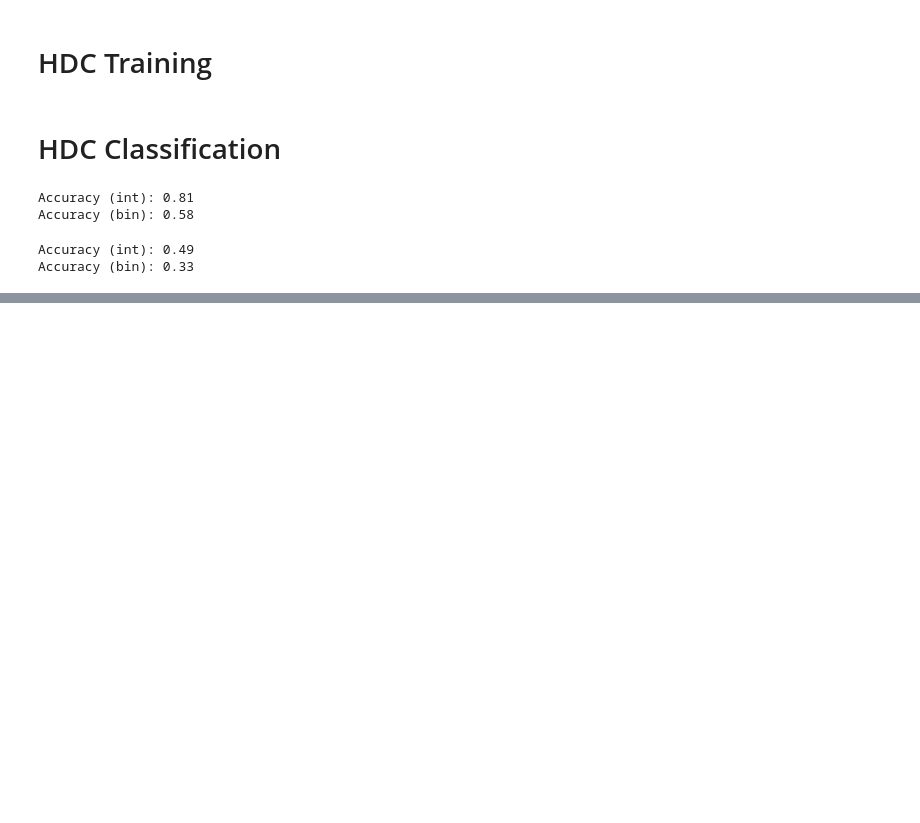
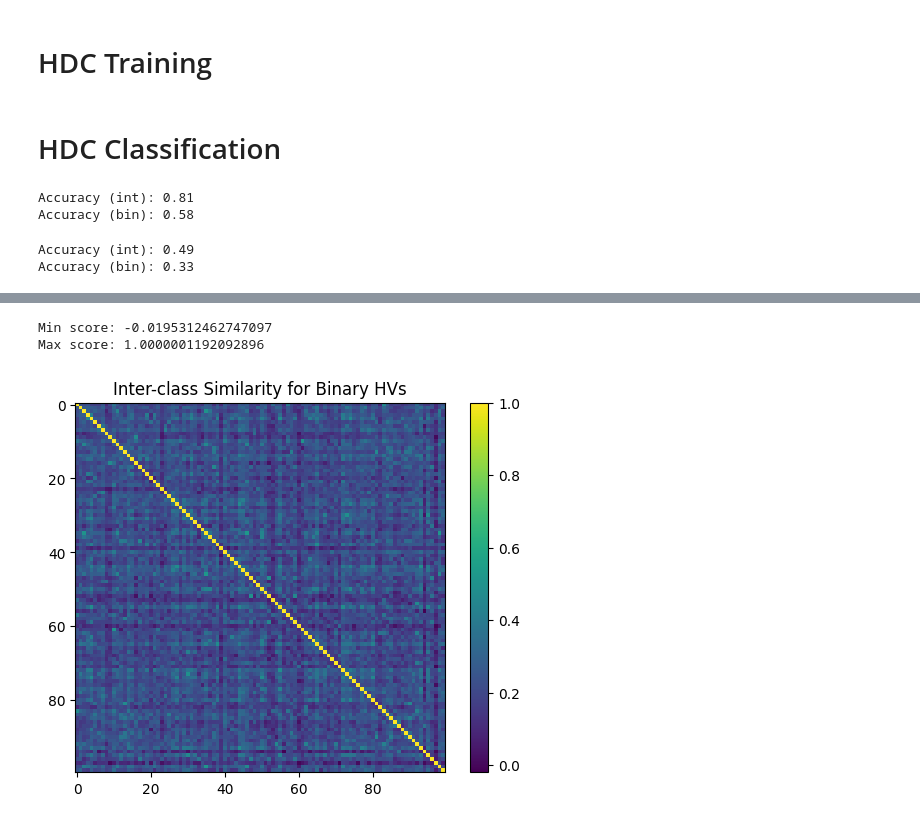
Before and after one commit to rgantonio/chronomatica, a Jupyter notebook: dl/vgg/pytorch-vgg-hdc-trial.ipynb, the cells around one changed output, grey strips where cells are left out. Drawn from its saved outputs; the diff is of its cells as text; code cells hidden in the pictures; blank space fills up the shorter version.

```diff
--- a/dl/vgg/pytorch-vgg-hdc-trial.ipynb
+++ b/dl/vgg/pytorch-vgg-hdc-trial.ipynb
@@ -250,0 +278,22 @@ Accuracy (bin): 0.33
+# %%
+inter_class_sim_bin = np.zeros((100, 100))
+
+for i in tqdm(range(100), desc="Evaluating classes"):
+    for j in range(100):
+        cos_sim  = F.cosine_similarity(class_hvs_bin[i][0], class_hvs_bin[j][0], dim=0)
+        inter_class_sim_bin[i][j] = cos_sim
+# %%
+min_score = inter_class_sim_bin.min().min()
+max_score = inter_class_sim_bin.max().max()
+print(f"Min score: {min_score}")
+print(f"Max score: {max_score}")
+# %% [output]
+Min score: -0.0195312462747097
+Max score: 1.0000001192092896
+# %%
+plt.imshow(inter_class_sim_bin, cmap='viridis', interpolation='nearest')
+plt.colorbar()  # Show color scale
+plt.title("Inter-class Similarity for Binary HVs")
+plt.show()
+# %% [output]
+[figure, added]
```
Also changed, not shown: parts of 7 cells of this notebook.
